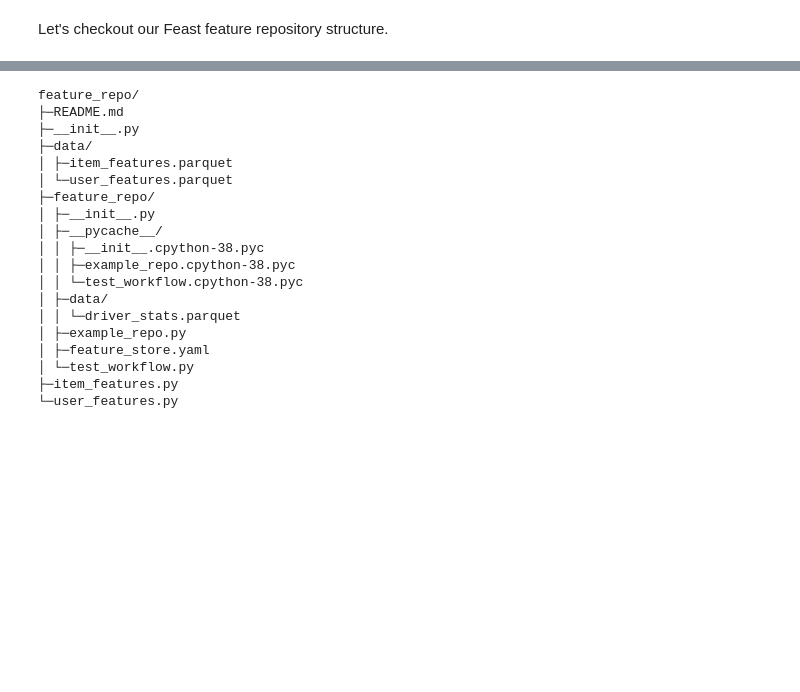
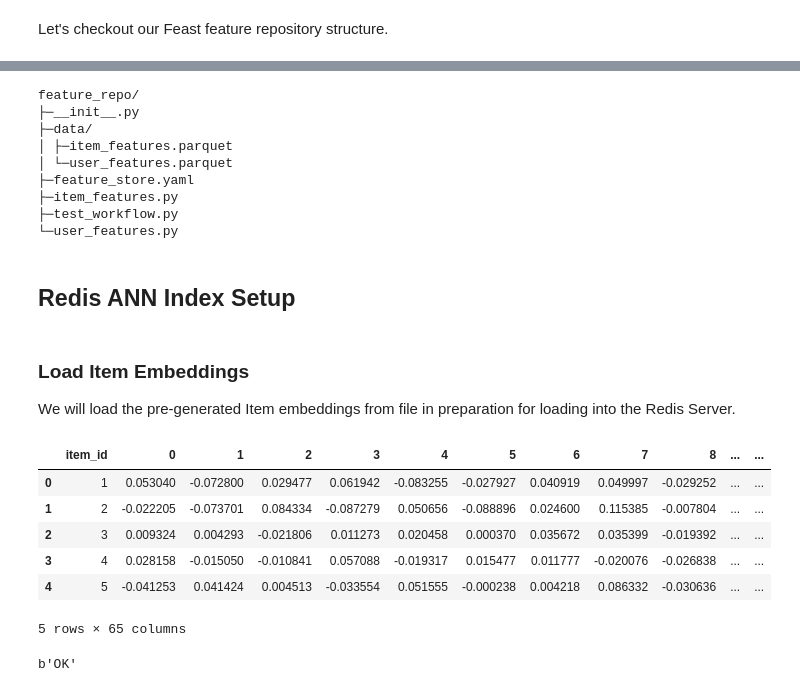
Before and after one commit to redis-developer/redis-nvidia-recsys, a Jupyter notebook: online-multi-stage-recsys/01-Building-Online-Multi-Stage-Recsys-Components.ipynb, the cells around one changed output, grey strips where cells are left out. Cells and saved outputs as stored; diff of their text form; code cells hidden in the pictures; blank space fills up the shorter version.

```diff
--- a/online-multi-stage-recsys/01-Building-Online-Multi-Stage-Recsys-Components.ipynb
+++ b/online-multi-stage-recsys/01-Building-Online-Multi-Stage-Recsys-Components.ipynb
@@ -294,0 +61,9 @@ We will create the feature repo in the current working directory, which is `BASE
+# %%
+# Define output path for data
+BASE_DIR = os.environ['PWD']
+DATA_DIR = os.path.join(BASE_DIR, "data")
+DLRM_DIR = os.path.join(DATA_DIR, "dlrm")
+QUERY_TOWER_DIR = os.path.join(DATA_DIR, "query_tower")
+OUTPUT_DATA_DIR = os.path.join(DATA_DIR, "processed")
+OUTPUT_RETRIEVAL_DATA_DIR = os.path.join(OUTPUT_DATA_DIR, "retrieval")
+CATEGORY_TEMP_DIR = os.path.join(DATA_DIR, "categories")
@@ -495,32 +256,37 @@ Successfully installed natsort-8.2.0 seedir-0.4.0
 # %%
 import seedir as sd
 
-feature_repo_path = os.path.join(BASE_DIR, "feature_repo")
 sd.seedir(
     feature_repo_path,
     style="lines",
     itemlimit=10,
     depthlimit=3,
-    exclude_folders=".ipynb_checkpoints",
+    exclude_folders=[".ipynb_checkpoints", "__pycache__"],
     sort=True,
 )
 # %% [output]
 feature_repo/
-├─README.md
 ├─__init__.py
 ├─data/
 │ ├─item_features.parquet
 │ └─user_features.parquet
-├─feature_repo/
-│ ├─__init__.py
-│ ├─__pycache__/
-│ │ ├─__init__.cpython-38.pyc
-│ │ ├─example_repo.cpython-38.pyc
-│ │ └─test_workflow.cpython-38.pyc
-│ ├─data/
-│ │ └─driver_stats.parquet
-│ ├─example_repo.py
-│ ├─feature_store.yaml
-│ └─test_workflow.py
+├─feature_store.yaml
 ├─item_features.py
+├─test_workflow.py
 └─user_features.py
+# %% [markdown]
+## Redis ANN Index Setup
+# %% [markdown]
+### Load Item Embeddings
+We will load the pre-generated Item embeddings from file in preparation for loading into the Redis Server.
+# %%
+item_embeddings = Dataset(os.path.join(DATA_DIR, "item_embeddings.parquet")).to_ddf().compute()
+item_embeddings.head()
+# %% [output]
+|  | item_id | 0 | 1 | 2 | 3 | 4 | 5 | 6 | 7 | 8 | ... | ... |
+| 0 | 1 | 0.053040 | -0.072800 | 0.029477 | 0.061942 | -0.083255 | -0.027927 | 0.040919 | 0.049997 | -0.029252 | ... | ... |
+| 1 | 2 | -0.022205 | -0.073701 | 0.084334 | -0.087279 | 0.050656 | -0.088896 | 0.024600 | 0.115385 | -0.007804 | ... | ... |
+| 2 | 3 | 0.009324 | 0.004293 | -0.021806 | 0.011273 | 0.020458 | 0.000370 | 0.035672 | 0.035399 | -0.019392 | ... | ... |
+| 3 | 4 | 0.028158 | -0.015050 | -0.010841 | 0.057088 | -0.019317 | 0.015477 | 0.011777 | -0.020076 | -0.026838 | ... | ... |
+| 4 | 5 | -0.041253 | 0.041424 | 0.004513 | -0.033554 | 0.051555 | -0.000238 | 0.004218 | 0.086332 | -0.030636 | ... | ... |
+5 rows × 65 columns
@@ -526,0 +303,21 @@ feature_repo/
+# %%
+# Define Redis ANN Index Params and Fields
+INDEX_NAME = "candidate_index"
+
+vector_field = VectorField(
+    "item_embedding",
+    "HNSW", {
+        "TYPE": "FLOAT32",
+        "DIM": 64,
+        "DISTANCE_METRIC": "IP",
+        "INITIAL_CAP": len(item_embeddings),
+    }
+)
+
+# Create ANN Index
+await redis_conn.ft(INDEX_NAME).create_index(
+    fields = [vector_field],
+    definition= IndexDefinition(prefix=["ITEM:"], index_type=IndexType.HASH)
+)
+# %% [output]
+b'OK'
```
Also changed, not shown: parts of 91 cells of this notebook, 9 other files.
